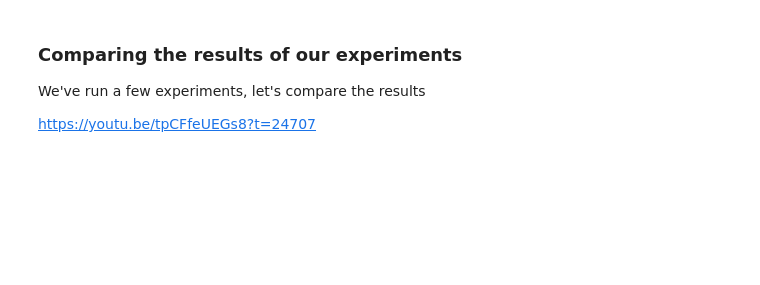
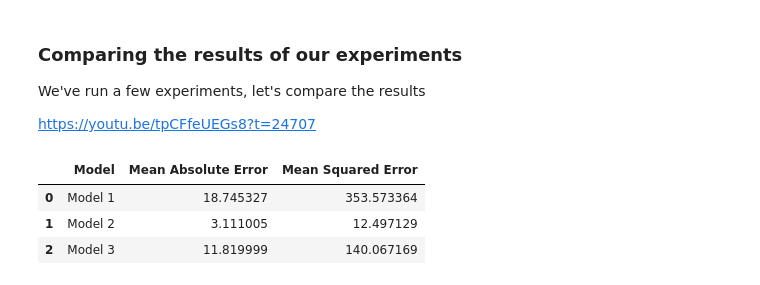
Before and after one commit to Auzlex/uwe-dsp, a Jupyter notebook: TF Neural Regression.ipynb, the cells around one changed output. Drawn from its saved outputs; the diff is of its cells as text; code cells hidden in the pictures; blank space fills up the shorter version.

```diff
--- a/TF Neural Regression.ipynb
+++ b/TF Neural Regression.ipynb
@@ -717,3 +719,21 @@ mae_3, mse_3
 We've run a few experiments, let's compare the results
 
 https://youtu.be/tpCFfeUEGs8?t=24707
+# %%
+# Let's compare our model's results using a pandas dataframe
+import pandas as pd
+
+model_results = pd.DataFrame(
+    [
+        ["Model 1", mae_1.numpy(), mse_1.numpy()],
+        ["Model 2", mae_2.numpy(), mse_2.numpy()],
+        ["Model 3", mae_3.numpy(), mse_3.numpy()]
+    ],
+    columns=["Model", "Mean Absolute Error", "Mean Squared Error"]
+)
+model_results
+# %% [output]
+|  | Model | Mean Absolute Error | Mean Squared Error |
+| 0 | Model 1 | 18.745327 | 353.573364 |
+| 1 | Model 2 | 3.111005 | 12.497129 |
+| 2 | Model 3 | 11.819999 | 140.067169 |
```
Also changed, not shown: parts of 21 cells of this notebook, 9 other files.
